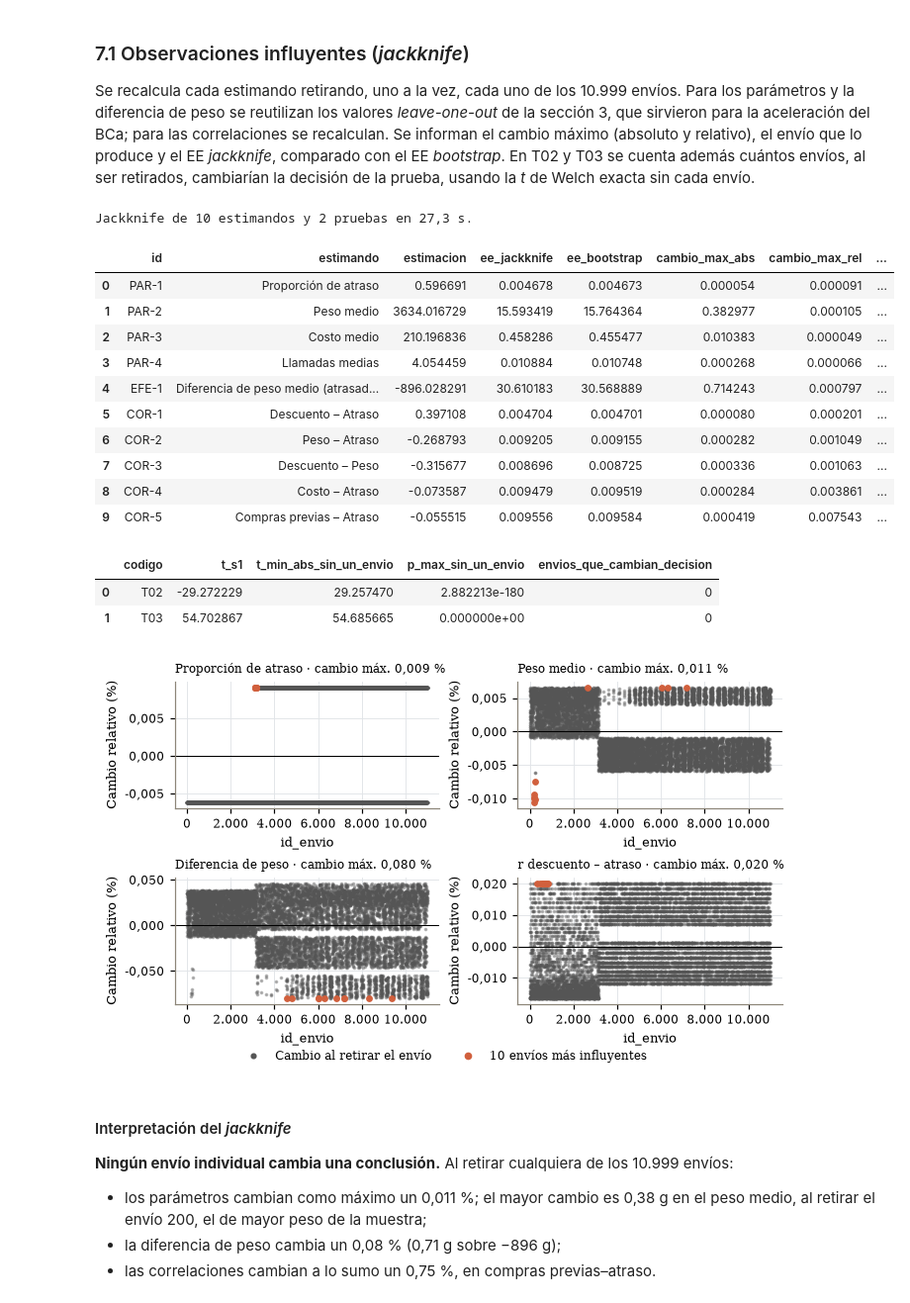
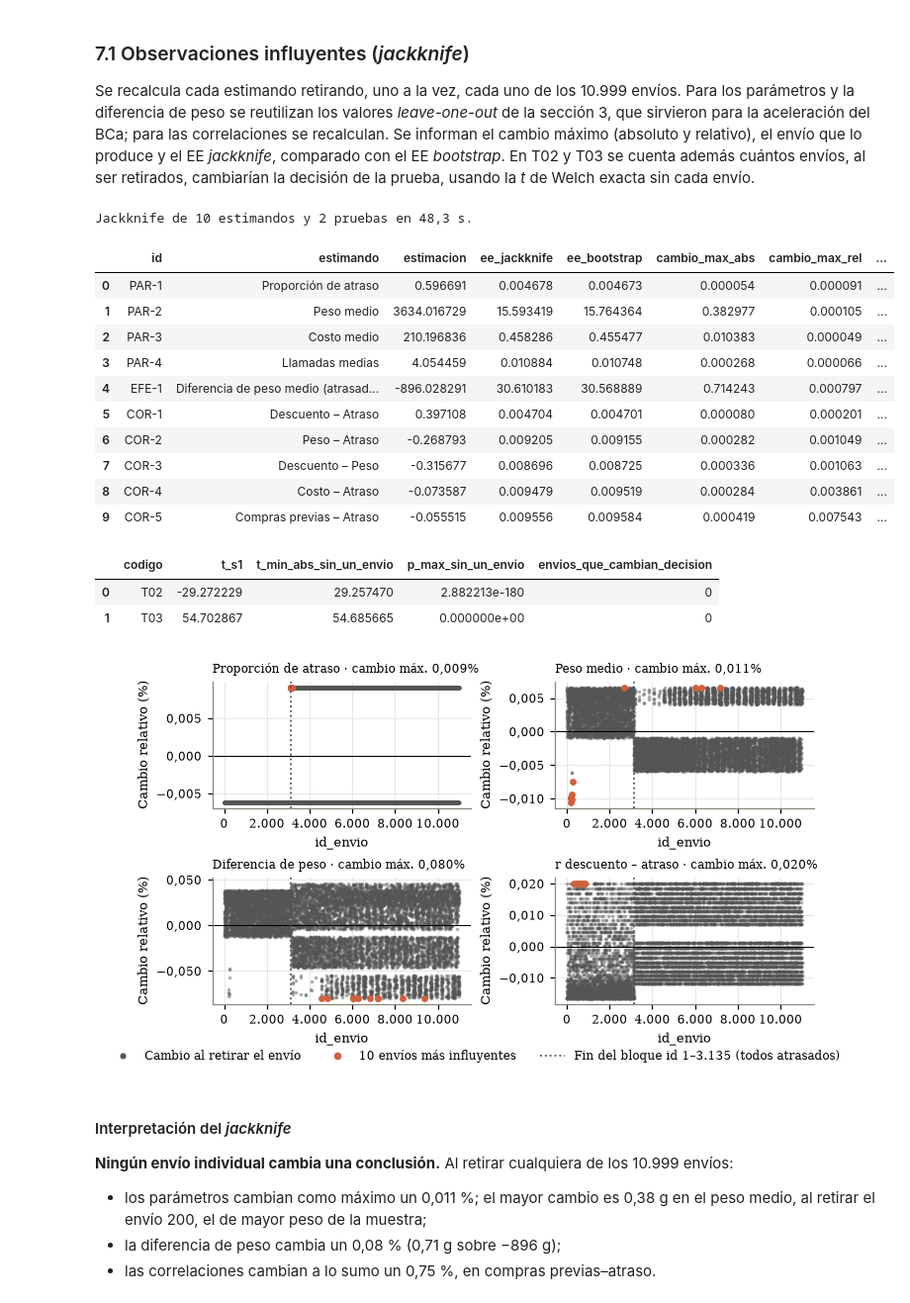
Before and after one commit to joserodriguezc/grupo_1_estadistica_computacional, a Jupyter notebook: sumativa_2/notebooks/sumativa_2_grupo1.ipynb, the cells around one changed output. Shown at 99% size. Drawn from its saved outputs; the diff is of its cells as text; code cells hidden in the pictures.

```diff
--- a/sumativa_2/notebooks/sumativa_2_grupo1.ipynb
+++ b/sumativa_2/notebooks/sumativa_2_grupo1.ipynb
@@ -110,7 +110,8 @@ import matplotlib.pyplot as plt
 from matplotlib.lines import Line2D
 from matplotlib.ticker import FuncFormatter
 
-# Convención de figuras de S1
+# Convención de figuras (misma paleta de S1): negro = referencia de S1; azul = resultado de S2;
+# terracota = lo que se destaca (observado, alternativa, límite de alerta); gris punteado = umbrales
 AZUL, TERRA, GRIS, VERDE = '#1f5f8b', '#d1603d', '#555555', '#41866a'
 GRID = '#e1e4e8'
 ANCHO = 6.3   # pulgadas: ancho de texto del informe
@@ -126,9 +127,10 @@ plt.rcParams.update({
 
 def num(x, dec=0):
     # Número con formato es-CL: punto de miles y coma decimal
-    return f'{x:,.{dec}f}'.replace(',', '_').replace('.', ',').replace('_', '.')
+    return f'{x:,.{dec}f}'.replace(',', '_').replace('.', ',').replace('_', '.').replace('-', '−')
 
 
+FMT_NUM = lambda dec: FuncFormatter(lambda x, _: num(x, dec))
 FMT_PCT = FuncFormatter(lambda x, _: f'{num(x * 100, 0 if abs(x * 100 - round(x * 100)) < 1e-9 else 1)}%')
 
 
@@ -642,7 +644,7 @@ for cuerpo in partes['bodies']:
     cuerpo.set_alpha(0.3)
 for pos, fila in zip(posiciones, correlaciones.to_dict('records')):
     ax.hlines(pos, fila['ic_inf'], fila['ic_sup'], color=AZUL, lw=2.2)
-    ax.plot(fila['estimacion_s1'], pos, 'o', color=TERRA, ms=4)
+    ax.plot(fila['estimacion_s1'], pos, 'o', color='black', ms=3.5)
     ax.text(fila['ic_sup'] + 0.025, pos, f"[{num(fila['ic_inf'], 3)}; {num(fila['ic_sup'], 3)}]",
             va='center', fontsize=7, bbox=dict(facecolor='white', edgecolor='none', pad=0.5))
 ax.axvline(0, color=GRIS, ls=':', lw=1)
@@ -652,7 +654,7 @@ ax.set_xlim(-0.4, 0.55)
 ax.set_xlabel('Coeficiente de correlación')
 ax.xaxis.set_major_formatter(FuncFormatter(lambda v, _: num(v, 1)))
 ax.legend([Line2D([], [], color=AZUL, lw=6, alpha=0.3), Line2D([], [], color=AZUL, lw=2.2),
-           Line2D([], [], color=TERRA, marker='o', ls='')],
-          ['Distribución bootstrap', 'IC percentil 95 %', 'Estimación de S1'], loc='lower right', fontsize=7)
+           Line2D([], [], color='black', marker='o', ls='', ms=3.5)],
+          ['Distribución bootstrap', 'IC percentil 95%', 'Estimación de S1'], loc='lower right', fontsize=7)
 guardar('fig_3_correlaciones', fig)
 # %% [output]
@@ -727,25 +729,26 @@ Monte Carlo: p = 0,5967, 4 tamaños, B = 10.000 lotes por tamaño, 0,01 s. Toler
 | 3 | 5000 | 0.5967 | 0.0069 | 0.0069 | 0.583 | 0.6106 | 0.6132 | 0.6128 | 0.3106 | ... |
 # %%
 fig = plt.figure(figsize=(ANCHO, 4.4))
-sub = fig.subfigures(2, 1, height_ratios=[1.25, 1])
+sub = fig.subfigures(2, 1, height_ratios=[1.25, 1], hspace=0.08)
 ejes = sub[0].subplots(1, 4)
 for ax, N in zip(ejes, TAMANOS):
     fila = montecarlo.set_index('N').loc[N]
     k = np.arange(binom.ppf(0.0005, N, P_S1), binom.ppf(0.9995, N, P_S1) + 1)
-    paso = max(1, N // 250)   # varios valores discretos por barra, para evitar el efecto de peine
+    paso = max(1, N // 500)   # varios valores discretos por barra, para evitar el efecto de peine
     bordes = (np.arange(k.min(), k.max() + paso + 1, paso) - 0.5) / N
     ax.hist(TASAS[N], bins=bordes, density=True, color=AZUL, alpha=0.55)
     ax.plot(k / N, binom.pmf(k, N, P_S1) * N, color='black', lw=0.9)
-    ax.axvline(UMBRAL, color=TERRA, ls='--', lw=1)
-    ax.axvline(fila['q99'], color=VERDE, lw=1)
-    ax.set_title(f"N = {num(N)}\nP(>60 %) = {num(fila['prob_sobre_umbral'] * 100, 1)} %", fontsize=8)
+    ax.axvline(UMBRAL, color=GRIS, ls=':', lw=1.2)
+    ax.axvline(fila['q99'], color=TERRA, lw=1.2)
+    ax.set_title(f"N = {num(N)}\nP(>60%) = {num(fila['prob_sobre_umbral'] * 100, 1)}%", fontsize=8)
     ax.set_yticks([])
     ax.xaxis.set_major_formatter(FMT_PCT)
-    ax.tick_params(axis='x', labelsize=6.5, rotation=45)
+    ax.xaxis.set_major_locator(plt.MaxNLocator(3))
+    ax.tick_params(axis='x', labelsize=7)
 sub[0].legend([Line2D([], [], color=AZUL, lw=6, alpha=0.55), Line2D([], [], color='black', lw=0.9),
-               Line2D([], [], color=TERRA, ls='--'), Line2D([], [], color=VERDE)],
-              ['Simulado', 'Binomial exacta', 'Umbral 60 %', 'Percentil 99 (límite de alerta)'],
-              loc='lower center', ncol=4, bbox_to_anchor=(0.5, -0.06), fontsize=7)
+               Line2D([], [], color=GRIS, ls=':', lw=1.2), Line2D([], [], color=TERRA, lw=1.2)],
+              ['Simulado', 'Binomial exacta', 'Umbral 60%', 'Percentil 99 (límite de alerta)'],
+              loc='lower center', ncol=4, bbox_to_anchor=(0.5, -0.13), fontsize=7)
 
 ejes = sub[1].subplots(1, 2)
 tasas = TASAS[1_000]
@@ -754,7 +757,7 @@ fila = montecarlo.set_index('N').loc[1_000]
 for ax, serie, ref, var, titulo in [
         (ejes[0], np.cumsum(tasas) / b, P_S1, P_S1 * (1 - P_S1) / 1_000, 'Media acumulada (N = 1.000)'),
         (ejes[1], np.cumsum(tasas > UMBRAL) / b, fila['prob_exacta'], fila['prob_exacta'] * (1 - fila['prob_exacta']),
-         'P(tasa > 60 %) acumulada (N = 1.000)')]:
+         'P(tasa > 60%) acumulada (N = 1.000)')]:
     banda = 2 * np.sqrt(var / b)
     ax.fill_between(b, ref - banda, ref + banda, color=GRID, label='Exacto ± 2·MCSE')
     ax.axhline(ref, color='black', lw=0.8)
@@ -864,7 +867,7 @@ print(f'Jackknife de {len(jackknife_res)} estimandos y 2 pruebas en {num(time.pe
 display(jackknife_res.round(6))
 display(decisiones)
 # %% [output]
-Jackknife de 10 estimandos y 2 pruebas en 27,3 s.
+Jackknife de 10 estimandos y 2 pruebas en 48,3 s.
 |  | id | estimando | estimacion | ee_jackknife | ee_bootstrap | cambio_max_abs | cambio_max_rel | ... |
 | 0 | PAR-1 | Proporción de atraso | 0.596691 | 0.004678 | 0.004673 | 0.000054 | 0.000091 | ... |
 | 1 | PAR-2 | Peso medio | 3634.016729 | 15.593419 | 15.764364 | 0.382977 | 0.000105 | ... |
@@ -882,26 +885,29 @@ Jackknife de 10 estimandos y 2 pruebas en 27,3 s.
 # %%
 FIG_JK = [('PAR-1', 'Proporción de atraso', 1), ('PAR-2', 'Peso medio', 1),
           ('EFE-1', 'Diferencia de peso', 1), ('COR-1', 'r descuento – atraso', 1)]
 fig, ejes = plt.subplots(2, 2, figsize=(ANCHO, 3.6))
 for ax, (id_, titulo, escala) in zip(ejes.flat, FIG_JK):
     posiciones = JACKKNIFE[id_][1] if id_ in JACKKNIFE else np.arange(n)
     fila = jackknife_res.set_index('id').loc[id_]
     cambio = CAMBIOS[id_] / abs(fila['estimacion']) * 100   # cambio relativo en %
     top = np.argsort(-np.abs(cambio), kind='stable')[:10]
     ax.scatter(ids_envio[posiciones], cambio, s=2, color=GRIS, alpha=0.35, rasterized=True)
     ax.scatter(ids_envio[posiciones][top], cambio[top], s=12, color=TERRA)
     ax.axhline(0, color='black', lw=0.7)
-    ax.set_title(f"{titulo} · cambio máx. {num(fila['cambio_max_rel'] * 100, 3)} %", fontsize=8)
+    ax.axvline(3_135.5, color=GRIS, ls=':', lw=1.2)
+    ax.set_title(f"{titulo} · cambio máx. {num(fila['cambio_max_rel'] * 100, 3)}%", fontsize=8)
     ax.set_xlabel('id_envio')
     ax.set_ylabel('Cambio relativo (%)')
     ax.xaxis.set_major_formatter(FuncFormatter(lambda v, _: num(v)))
     ax.yaxis.set_major_formatter(FuncFormatter(lambda v, _: num(v, 3)))
-fig.legend([Line2D([], [], color=GRIS, marker='o', ls='', ms=3), Line2D([], [], color=TERRA, marker='o', ls='', ms=4)],
-           ['Cambio al retirar el envío', '10 envíos más influyentes'], loc='lower center', ncol=2,
+fig.legend([Line2D([], [], color=GRIS, marker='o', ls='', ms=3), Line2D([], [], color=TERRA, marker='o', ls='', ms=4),
+            Line2D([], [], color=GRIS, ls=':', lw=1.2)],
+           ['Cambio al retirar el envío', '10 envíos más influyentes',
+            'Fin del bloque id 1–3.135 (todos atrasados)'], loc='lower center', ncol=3,
            bbox_to_anchor=(0.5, -0.06))
 guardar('fig_5_jackknife', fig)
 # %% [output]
-[figure, old version]
+[figure, new version]
 # %% [markdown]
 #### Interpretación del *jackknife*
 
```
Also changed, not shown: parts of 10 cells of this notebook, 14 other files.
